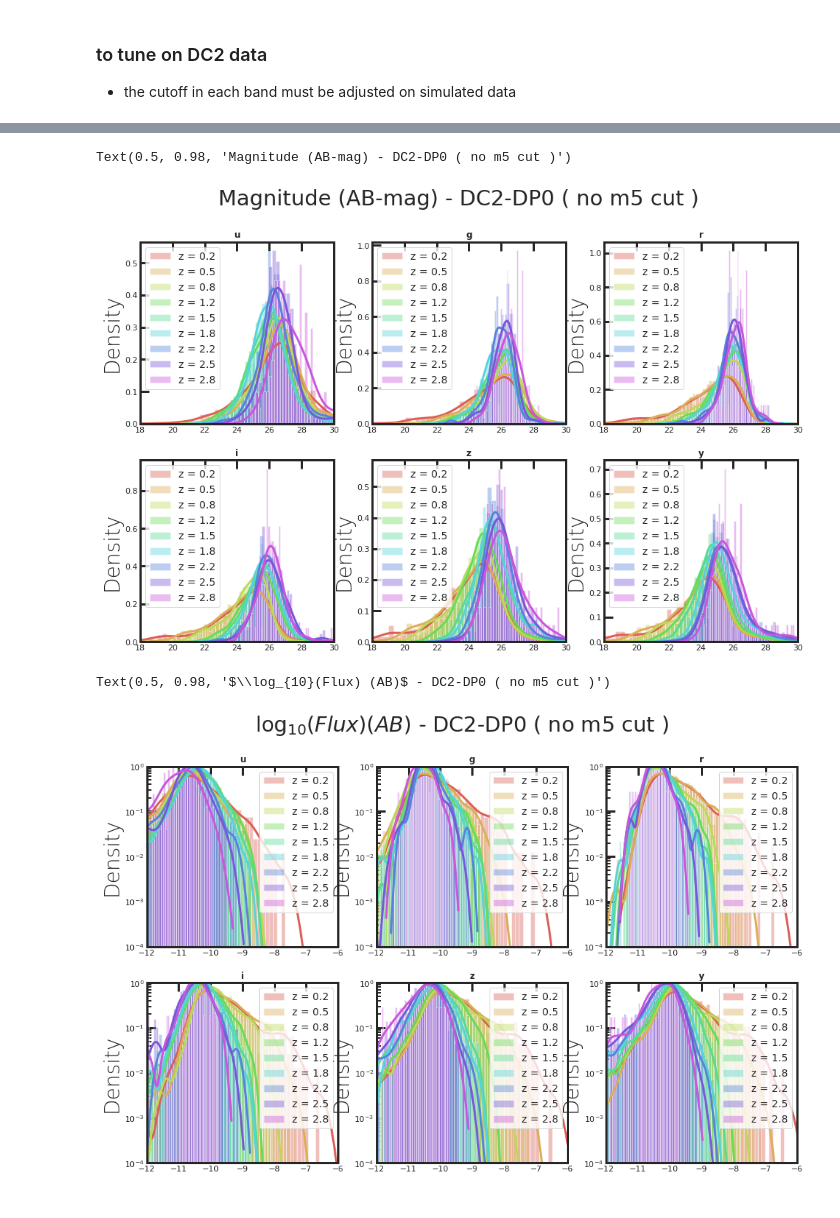
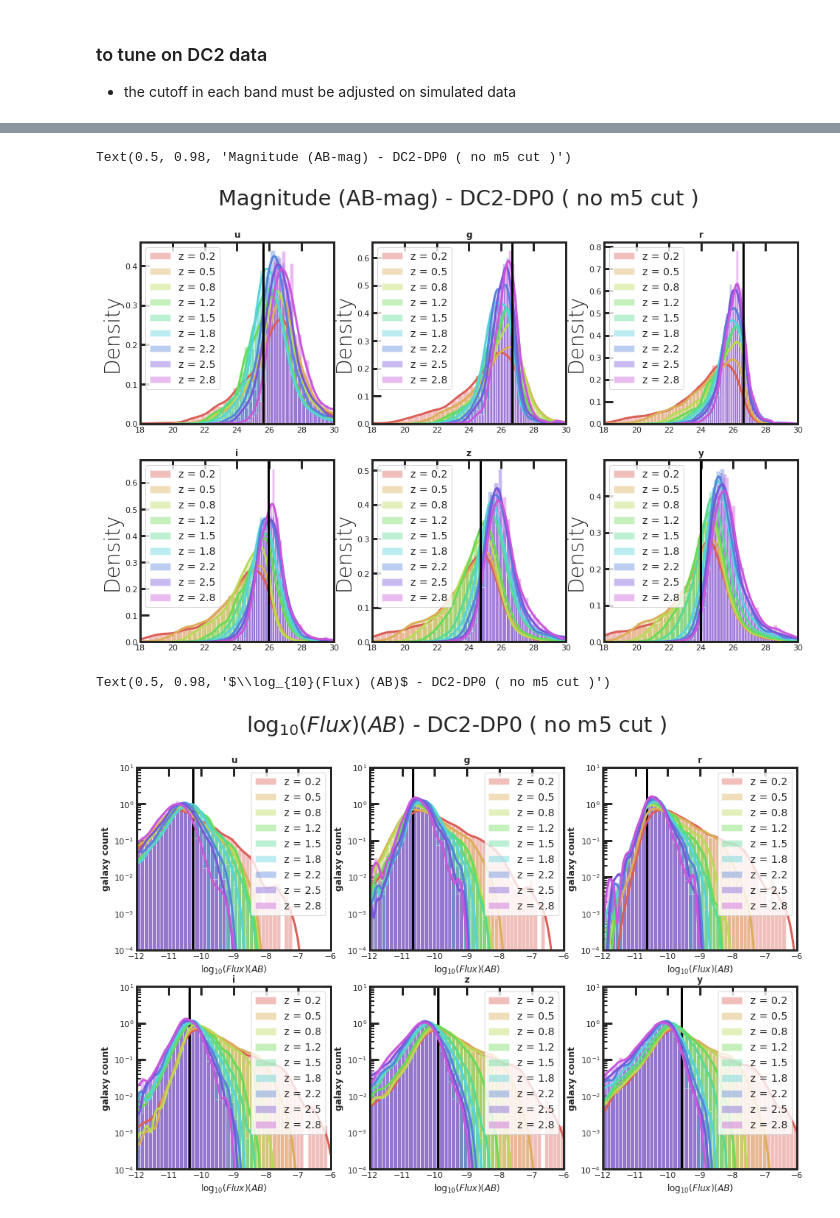
Before and after one commit to sylvielsstfr/Photoz-tools, a Jupyter notebook: FitLuminositySchechter_DC2DP0.ipynb, the cells around one changed output, grey strips where cells are left out. Cells and saved outputs as stored; diff of their text form; code cells hidden in the pictures.

```diff
--- a/FitLuminositySchechter_DC2DP0.ipynb
+++ b/FitLuminositySchechter_DC2DP0.ipynb
@@ -582,7 +588,7 @@ for jf in range(nf):
     x_data = dc2_redshifts_nom5cut.values
     y_data = dc2_mag_nom5cut[jf].values
 
-    sns.scatterplot(x=x_data,y=y_data,color=col_data[jf],alpha=0.005,markers=".",sizes=0.05)
+    sns.scatterplot(x=x_data,y=y_data,color=col_data[jf],alpha=0.003,markers=".",sizes=0.05)
     for it in range(nt):
         ax.plot(z_grid,-2.5*np.log10(f_mod[:, it, jf]),":",color=next(palette))
         x_min = f_min[jf]/f_mod[:, it, jf] # the cutoff compared to the average
@@ -612,7 +618,7 @@ for jf in range(nf):
     y_data = dc2_mag_nom5cut[jf].values
 
 
-    sns.scatterplot(x=x_data,y=y_data,color=col_data[jf],alpha=0.01,markers=".",sizes=0.05)
+    sns.scatterplot(x=x_data,y=y_data,color=col_data[jf],alpha=0.005,markers=".",sizes=0.05)
 
     Z_IDX = [ np.where(np.logical_and(x_data >= Z_GRID[i],x_data < Z_GRID[i+1]))[0] for i in range(len(Z_GRID)-1)   ]
     y_av = [ np.average(y_data[indexes]) for indexes in Z_IDX]
@@ -647,7 +653,7 @@ for jf in range(nf):
 
     y_av = [ np.average(y_data[indexes]) for indexes in Z_IDX]
     y_std = [ np.std(y_data[indexes]) for indexes in Z_IDX]
-    sns.scatterplot(x=x_data,y=y_data,color=col_data[jf],alpha=0.01,markers=".",sizes=0.05)
+    sns.scatterplot(x=x_data,y=y_data,color=col_data[jf],alpha=0.005,markers=".",sizes=0.05)
     ax.errorbar(Z_GRID[0:-1]+DZ/2,y_av,yerr=y_std,color=col_data[jf],lw=0.8,fmt="o" )
     ax.set_title(filters[jf],fontweight="bold")
     ax.set_ylim(18.,30.)
@@ -714,40 +720,46 @@ for jf in range(nf):
         label = f"z = {Z_GRID[i]+DZ/2:.1f}"
         sns.distplot(y_red,bins=50,label=label,color=next(palette),kde=True)
         i+=1
+    ax.axvline(x=m5cut[jf],color="k")  # m5 cutoff
     ax.legend()
     ax.set_title(filters[jf],fontweight="bold")
     ax.set_xlim(18.,30.)
 plt.suptitle("Magnitude (AB-mag) - DC2-DP0 ( no m5 cut )")
 # %% [output]
 Text(0.5, 0.98, 'Magnitude (AB-mag) - DC2-DP0 ( no m5 cut )')
-[figure, old version]
+[figure, new version]
 # %%
 fig = plt.figure(figsize=(16,10))
 
 for jf in range(nf):
 
     ax  = fig.add_subplot(2,3,jf+1)
 
 
     x_data = dc2_redshifts_nom5cut.values
     y_data = dc2_mag_nom5cut[jf].values
 
 
     Z_IDX = [ np.where(np.logical_and(x_data >= Z_GRID[i],x_data < Z_GRID[i+1]))[0] for i in range(len(Z_GRID)-1)   ]
 
     palette = itertools.cycle(sns.color_palette("hls", len(Z_GRID)))
     i=0
     for indexes in Z_IDX:
         y_red = np.power(10,-0.4*y_data[indexes])
         label = f"z = {Z_GRID[i]+DZ/2:.1f}"
-        sns.distplot(np.log10(y_red),bins=50,label=label,color=next(palette),kde=True)
+        sns.distplot(np.log10(y_red),bins=50,label=label,color=next(palette),kde=True,hist_kws={"range": [-12,-6]})
         i+=1
+
+    #ax.axvline(x=np.power(10,-0.4*m5cut[jf]),ymin=1e-4,ymax=10,color="k")  # m5 cutoff
+    ax.vlines(x=np.log10(np.power(10,-0.4*m5cut[jf])),ymin=1e-4,ymax=10,color="k")  # m5 cutoff
     ax.legend()
     ax.set_title(filters[jf],fontweight="bold")
     ax.set_xlim(-12,-6)
-    ax.set_ylim(1e-4,1)
+    ax.set_ylim(1e-4,10)
     ax.set_yscale("log")
+    ax.set_xlabel("$\log_{10}(Flux) (AB)$",fontsize=12,fontweight="bold")
+    ax.set_ylabel("galaxy count",fontsize=12,fontweight="bold")
 plt.suptitle("$\log_{10}(Flux) (AB)$ - DC2-DP0 ( no m5 cut )")
 # %% [output]
 Text(0.5, 0.98, '$\\log_{10}(Flux) (AB)$ - DC2-DP0 ( no m5 cut )')
-[figure, old version]
+[figure, new version]
```
Also changed, not shown: parts of 10 cells of this notebook.
